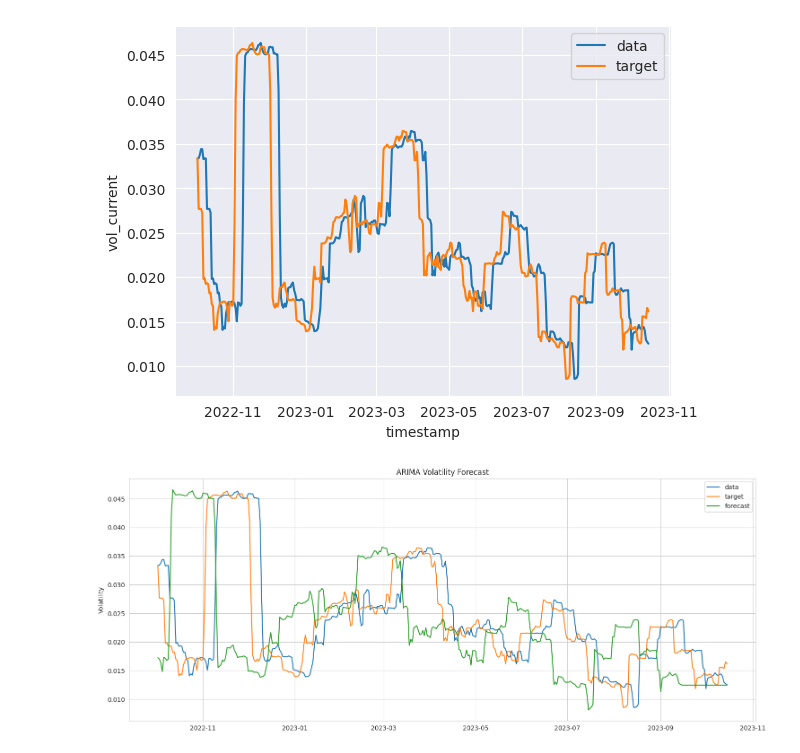
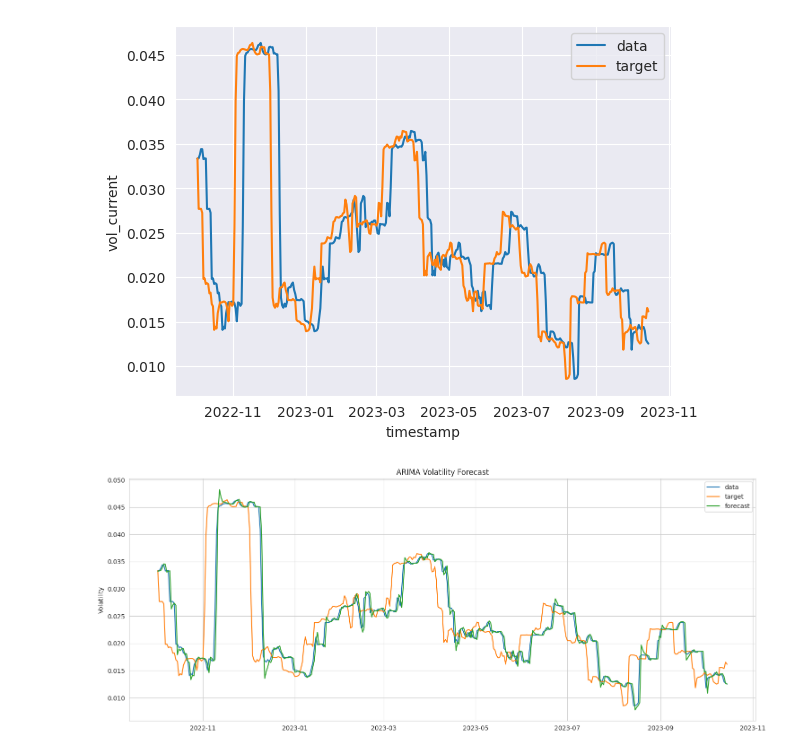
Before and after one commit to jeffhu1/cs229b_proj, a Jupyter notebook: arima.ipynb, the cells around one changed output. Cells and saved outputs as stored; diff of their text form; code cells hidden in the pictures.

```diff
--- a/arima.ipynb
+++ b/arima.ipynb
@@ -13,6 +13,8 @@ from sklearn.metrics import mean_squared_error, mean_absolute_error
 # ignore all warnings as sometimes these models throw random warnings
 import warnings
 warnings.warn = lambda *a, **kw: False
+# %%
+KFOLDER = "/Users/jeffhu/cs229b/proj/img"
 # %%
 df = pd.read_csv("bitcoin.csv")
 df['timestamp'] = pd.to_datetime(df['timestamp']) # convert the timestamp strings into datetimes
@@ -137,22 +139,21 @@ with sns.axes_style("darkgrid"):
 [figure]
 # %%
 forecasts = []
-forecast_vals = []
 for i in range(test_size):
-    idx = test_idx[i]
-    model = ARIMA(df.vol_current[:idx], order=(1, 1, 1))
+    model = ARIMA(df.vol_current[:train_size + i], order=(1, 1, 1))
     model_fit = model.fit()
-    forecasts.append(model_fit.forecast(steps=1))
-forecast_vals = [f.values[0] for f in forecasts]
+    vaR = model_fit.forecast(steps=n_future)
+    pred = np.mean(vaR)
+    forecasts.append(pred)
 # %%
 with sns.axes_style("whitegrid"):
     fig, ax = plt.subplots(figsize=(18,7))
     sns.lineplot(x=ts_test, y=X_test, label="data")
     sns.lineplot(x=ts_test, y=y_test, label="target")
-    sns.lineplot(x=ts_test, y=forecast_vals, label="forecast")
+    sns.lineplot(x=ts_test, y=forecasts, label="forecast")
     ax.set(xlabel='',
            ylabel='Volatility',
            title='ARIMA Volatility Forecast')
-    plt.savefig(os.path.join("/Users/jeffhu/cs229b/proj", "ARIMA_vol.png"), dpi=300, bbox_inches='tight')
+    plt.savefig(os.path.join(KFOLDER, "ARIMA_vol.png"), dpi=300, bbox_inches='tight')
 # %% [output]
-[figure, old version]
+[figure, new version]
```
Also changed, not shown: 5 other files.
